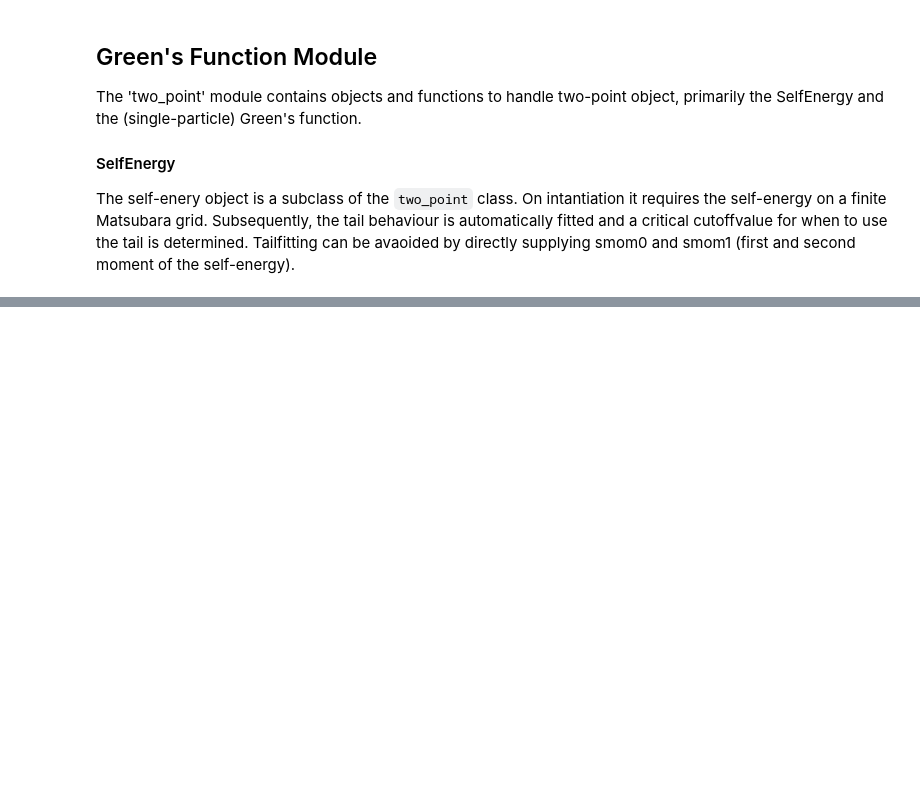
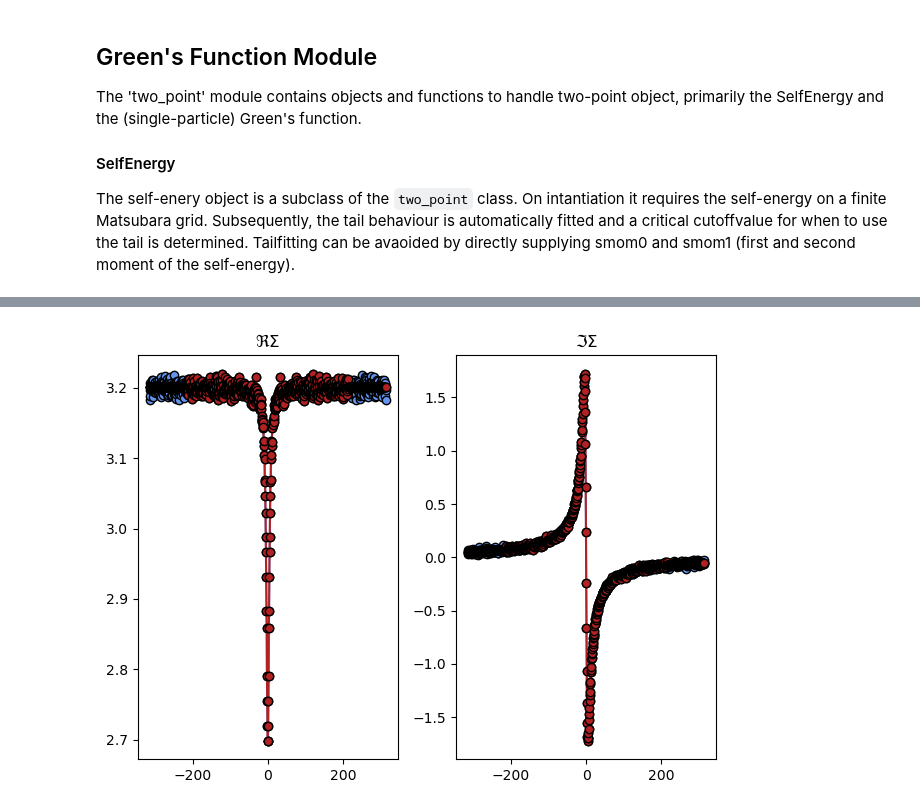
Before and after one commit to PaulWorm/DGApy, a Jupyter notebook: tutorial/Intoduction.ipynb, the cells around one changed output, grey strips where cells are left out. Saved outputs shown, nothing was run; the diff lists cells and outputs as text; code cells hidden in the pictures; blank space fills up the shorter version.

```diff
--- a/tutorial/Intoduction.ipynb
+++ b/tutorial/Intoduction.ipynb
@@ -76,0 +121,30 @@ The self-enery object is a subclass of the `two_point` class. On intantiation it
+# %%
+# Create the SelfEnergy object
+
+siw_obj = tp.SelfEnergy(siw[None,None,None,:],beta) # the self-energy is supplied as a 4D array, where the first three
+# dimensions are the indices of the self-energy and the last dimension is the Matsubara frequency.
+siw_new = siw_obj.get_siw(niv=n)[0,0,0,:]
+
+
+plt.figure()
+plt.subplot(1,2,1)
+plt.plot(vn.real,siw.real,'-o',color='cornflowerblue',markeredgecolor='k')
+plt.plot(vn.real,siw_new.real,'-o',color='firebrick',markeredgecolor='k')
+plt.title('$\Re \Sigma$')
+plt.subplot(1,2,2)
+plt.plot(vn.real,siw.imag,'-o',color='cornflowerblue',markeredgecolor='k')
+plt.plot(vn.real,siw_new.imag,'-o',color='firebrick',markeredgecolor='k')
+plt.title('$\Im \Sigma$')
+plt.tight_layout()
+
+plt.figure()
+plt.subplot(1,2,1)
+plt.plot(vn.real,siw.real,'-o',color='cornflowerblue',markeredgecolor='k')
+plt.plot(vn.real,siw_new.real,'-o',color='firebrick',markeredgecolor='k')
+plt.title('$\Re \Sigma$')
+plt.subplot(1,2,2)
+plt.plot(vn.real,siw.imag,'-o',color='cornflowerblue',markeredgecolor='k')
+plt.plot(vn.real,siw_new.imag,'-o',color='firebrick',markeredgecolor='k')
+plt.title('$\Im \Sigma$')
+# %% [output]
+[figure, added]
```
Also changed, not shown: parts of 5 cells of this notebook.
